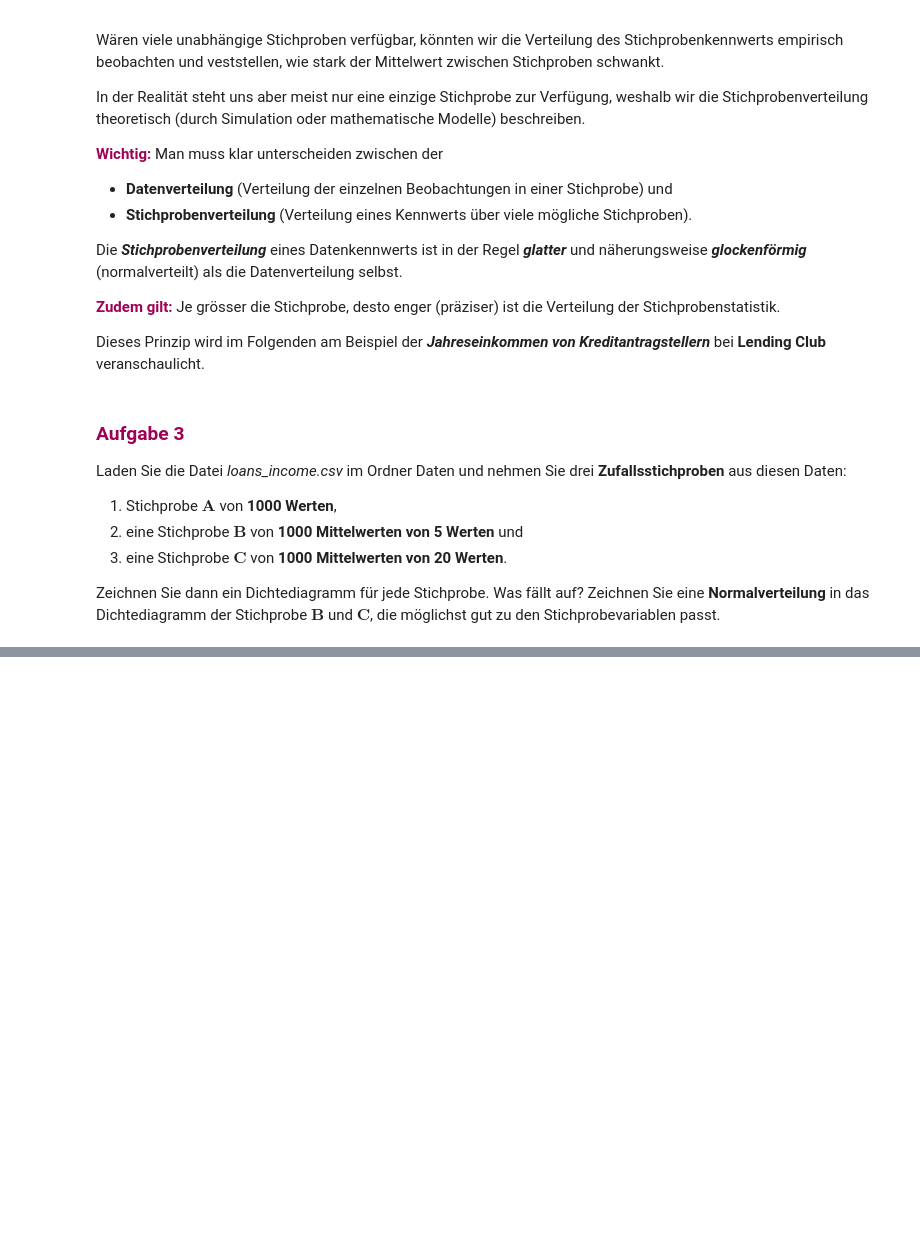
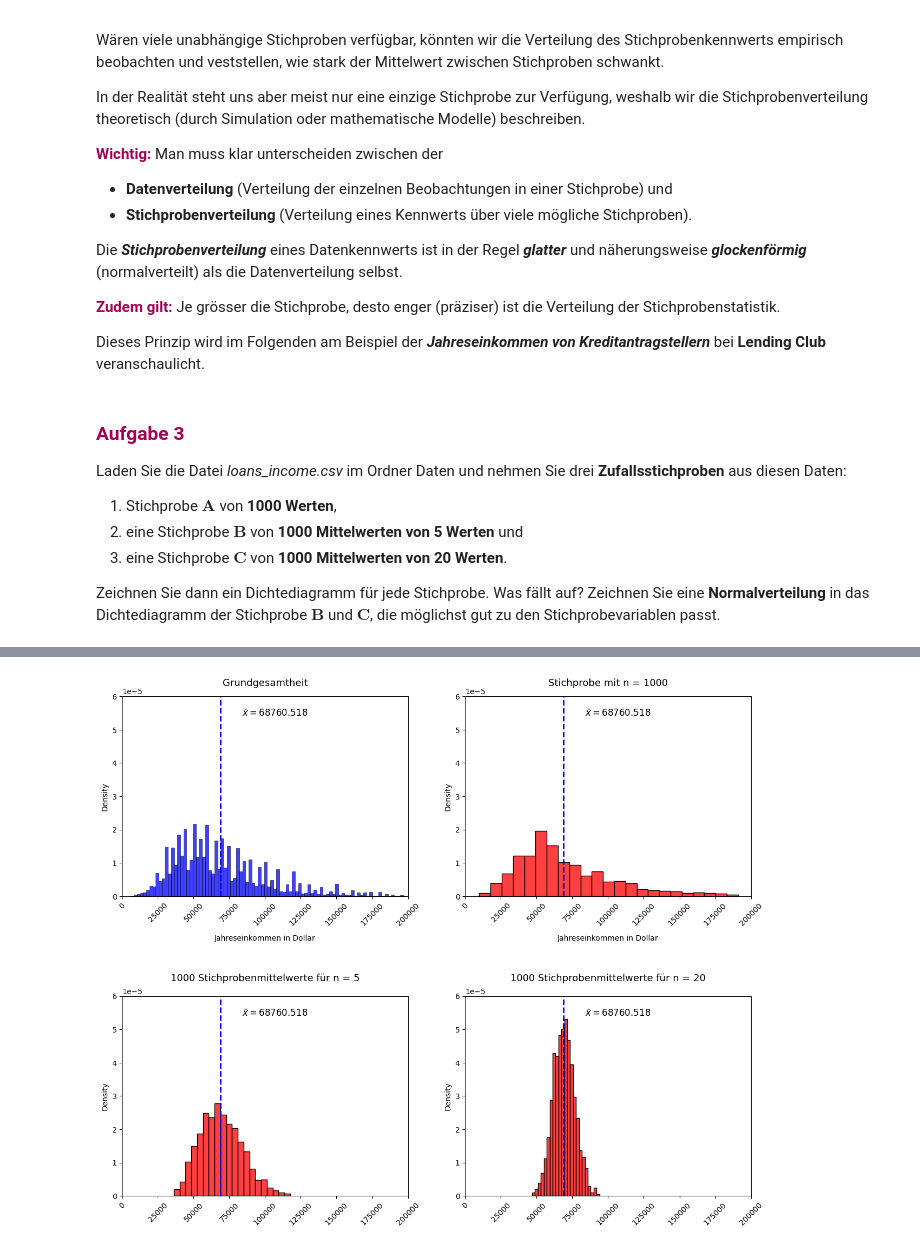
Before and after one commit to fabianmueller7/ASTAT, a Jupyter notebook: SW05/SW05.ipynb, the cells around one changed output, grey strips where cells are left out. Saved outputs shown, nothing was run; the diff lists cells and outputs as text; code cells hidden in the pictures; blank space fills up the shorter version.

```diff
--- a/SW05/SW05.ipynb
+++ b/SW05/SW05.ipynb
@@ -535,0 +704,10 @@ Zeichnen Sie dann ein Dichtediagramm für jede Stichprobe. Was fällt auf? Zeich
+# %%
+stichprobenmittelwerte_B = [np.random.choice(income["x"],
+                                             size=5,
+                                             replace=False).mean()
+                            for _ in range(1000)]
+
+stichprobenmittelwerte_C = [np.random.choice(income["x"],
+                                              size=20,
+                                              replace=False).mean()
+                            for _ in range(1000)]
@@ -535,0 +716,10 @@ Zeichnen Sie dann ein Dichtediagramm für jede Stichprobe. Was fällt auf? Zeich
+# %%
+mittelwert_G = income["x"].mean()
+mittelwert_A = np.array(stichprobe_A).mean()
+mittelwert_B = np.array(stichprobenmittelwerte_B).mean()
+mittelwert_C = np.array(stichprobenmittelwerte_C).mean()
+
+std_G = income["x"].std(ddof=0)
+std_A = np.array(stichprobe_A).std(ddof=0)
+std_B = np.array(stichprobenmittelwerte_B).std(ddof=0)
+std_C = np.array(stichprobenmittelwerte_C).std(ddof=0)
@@ -535,0 +730,72 @@ Zeichnen Sie dann ein Dichtediagramm für jede Stichprobe. Was fällt auf? Zeich
+# %%
+import matplotlib.pyplot as plt
+import seaborn as sns
+
+fig = plt.figure(figsize=(15,12))
+
+ax1 = fig.add_subplot(2,2,1)
+plt.xticks(rotation=45)
+sns.histplot(income["x"],
+             stat="density",
+             color="blue",
+             ax = ax1)
+ax1.set_xlim(0,200000)
+ax1.set_ylim(0,6*10**-5)
+ax1.axvline(mittelwert_G,  # x Koordinate
+            color="blue",lw=2,linestyle="dashed")
+ax1.text(0.42,0.9,r"$\bar{x}=$"+"{m:.3f}".format(m=mittelwert_G),
+         fontsize=12,transform=plt.gca().transAxes)
+ax1.set_title("Grundgesamtheit",fontsize=13,pad=14)
+ax1.set_xlabel("Jahreseinkommen in Dollar",labelpad=10)
+
+ax2 = fig.add_subplot(2,2,2)
+plt.xticks(rotation=45)
+sns.histplot(stichprobe_A,
+             stat="density",
+             color="red",
+             ax = ax2)
+ax2.set_xlim(0,200000)
+ax2.set_ylim(0,6*10**-5)
+ax2.axvline(mittelwert_G,  # x Koordinate
+            color="blue",lw=2,linestyle="dashed")
+ax2.text(0.42,0.9,r"$\bar{x}=$"+"{m:.3f}".format(m=mittelwert_G),
+         fontsize=12,transform=plt.gca().transAxes)
+ax2.set_title("Stichprobe mit n = 1000",fontsize=13,pad=14)
+ax2.set_xlabel("Jahreseinkommen in Dollar",labelpad=10)
+
+# vertikaler Abstand zwischen Zeilen
+plt.subplots_adjust(hspace=0.5)
+
+ax3 = fig.add_subplot(2,2,3)
+plt.xticks(rotation=45)
+sns.histplot(stichprobenmittelwerte_B,
+             stat="density",
+             color="red",
+             ax=ax3)
+ax3.set_xlim(0,200000)
+ax3.set_ylim(0,6*10**-5)
+ax3.axvline(mittelwert_G,  # x Koordinate
+            color="blue",lw=2,linestyle="dashed")
+ax3.text(0.42,0.9,r"$\bar{x}=$"+"{m:.3f}".format(m=mittelwert_G),
+         fontsize=12,transform=plt.gca().transAxes)
+ax3.set_title("1000 Stichprobenmittelwerte für n = 5",
+              fontsize=13,pad=20)
+
+ax4 = fig.add_subplot(2,2,4)
+plt.xticks(rotation=45)
+sns.histplot(stichprobenmittelwerte_C,
+             stat="density",
+             color="red",
+             ax=ax4)
+ax4.set_xlim(0,200000)
+ax4.set_ylim(0,6*10**-5)
+ax4.axvline(mittelwert_G,  # x Koordinate
+            color="blue",lw=2,linestyle="dashed")
+ax4.text(0.42,0.9,r"$\bar{x}=$"+"{m:.3f}".format(m=mittelwert_G),
+         fontsize=12,transform=plt.gca().transAxes)
+ax4.set_title("1000 Stichprobenmittelwerte für n = 20",
+          fontsize=13,pad=20)
+
+plt.show()
+# %% [output]
+[figure, added]
```
Also changed, not shown: parts of 36 cells of this notebook, 8 other files.
